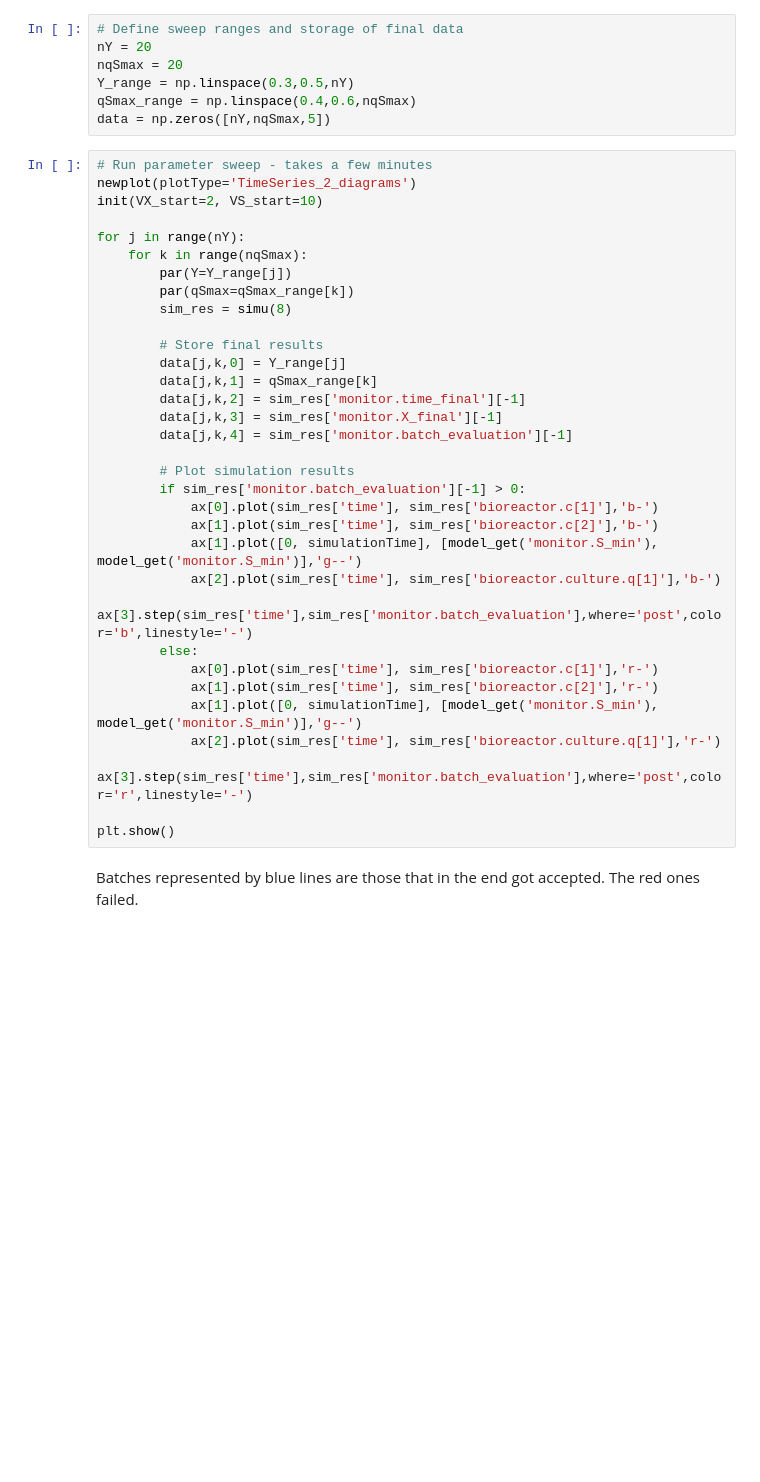
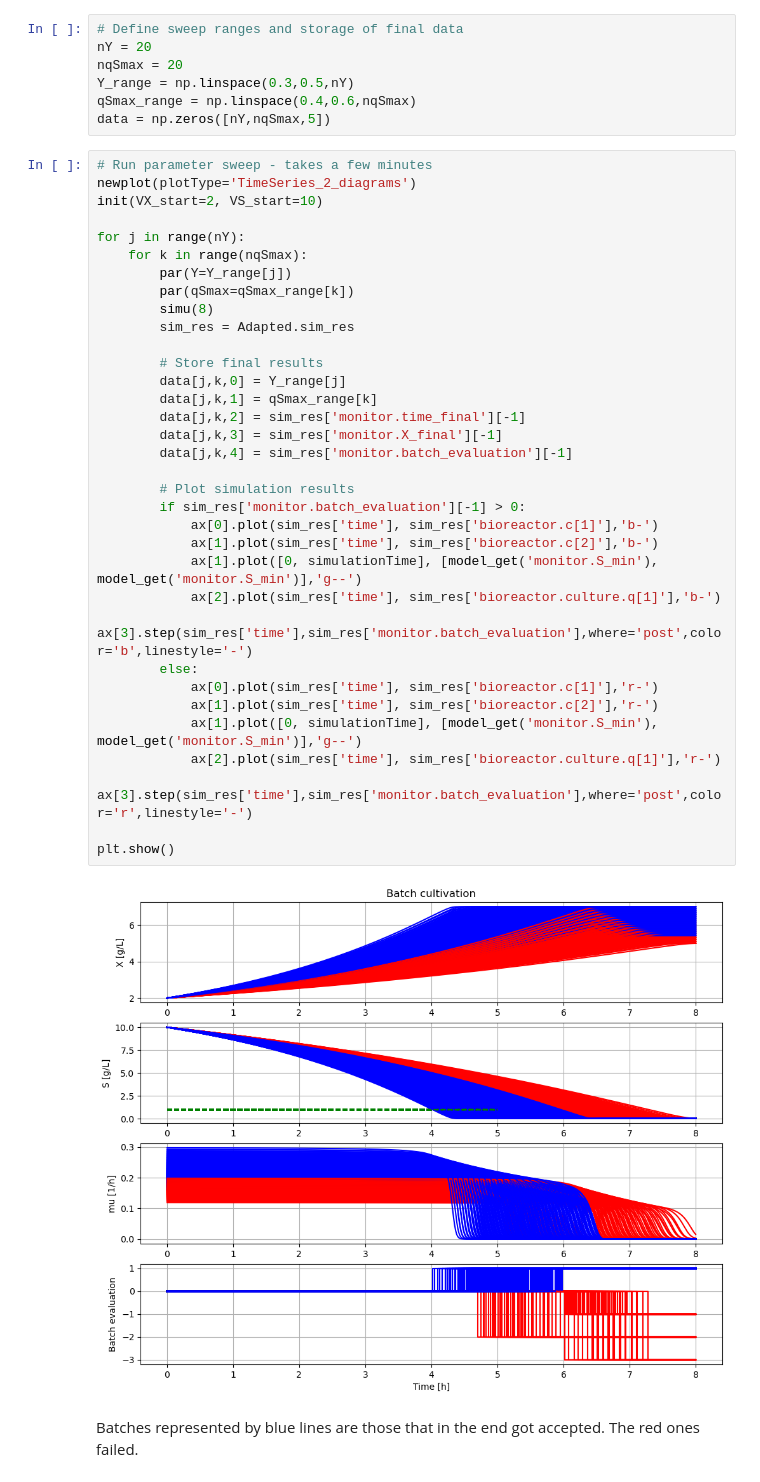
Before and after one commit to janpeter19/BPL_TEST2_Batch_design_space, a Jupyter notebook: BPL_TEST2_Batch_design_space_fmpy.ipynb, the cells around one changed output. Saved outputs shown, nothing was run; the diff lists cells and outputs as text; blank space fills up the shorter version.

```diff
--- a/BPL_TEST2_Batch_design_space_fmpy.ipynb
+++ b/BPL_TEST2_Batch_design_space_fmpy.ipynb
@@ -94,34 +119,37 @@ data = np.zeros([nY,nqSmax,5])
 newplot(plotType='TimeSeries_2_diagrams')
 init(VX_start=2, VS_start=10)
 
 for j in range(nY):
     for k in range(nqSmax):
         par(Y=Y_range[j])
         par(qSmax=qSmax_range[k])
-        sim_res = simu(8)
+        simu(8)
+        sim_res = Adapted.sim_res
 
         # Store final results
         data[j,k,0] = Y_range[j]
         data[j,k,1] = qSmax_range[k]
         data[j,k,2] = sim_res['monitor.time_final'][-1]
         data[j,k,3] = sim_res['monitor.X_final'][-1]
         data[j,k,4] = sim_res['monitor.batch_evaluation'][-1]
 
         # Plot simulation results
         if sim_res['monitor.batch_evaluation'][-1] > 0:
             ax[0].plot(sim_res['time'], sim_res['bioreactor.c[1]'],'b-')
             ax[1].plot(sim_res['time'], sim_res['bioreactor.c[2]'],'b-')
             ax[1].plot([0, simulationTime], [model_get('monitor.S_min'), model_get('monitor.S_min')],'g--')
             ax[2].plot(sim_res['time'], sim_res['bioreactor.culture.q[1]'],'b-')
             ax[3].step(sim_res['time'],sim_res['monitor.batch_evaluation'],where='post',color='b',linestyle='-')
         else:
             ax[0].plot(sim_res['time'], sim_res['bioreactor.c[1]'],'r-')
             ax[1].plot(sim_res['time'], sim_res['bioreactor.c[2]'],'r-')
             ax[1].plot([0, simulationTime], [model_get('monitor.S_min'), model_get('monitor.S_min')],'g--')
             ax[2].plot(sim_res['time'], sim_res['bioreactor.culture.q[1]'],'r-')
             ax[3].step(sim_res['time'],sim_res['monitor.batch_evaluation'],where='post',color='r',linestyle='-')
 
 plt.show()
+# %% [output]
+[figure, added]
 # %% [markdown]
 Batches represented by blue lines are those that in the end got accepted. The red ones failed.
 # %%
```
Also changed, not shown: parts of 11 cells of this notebook, 9 other files.
